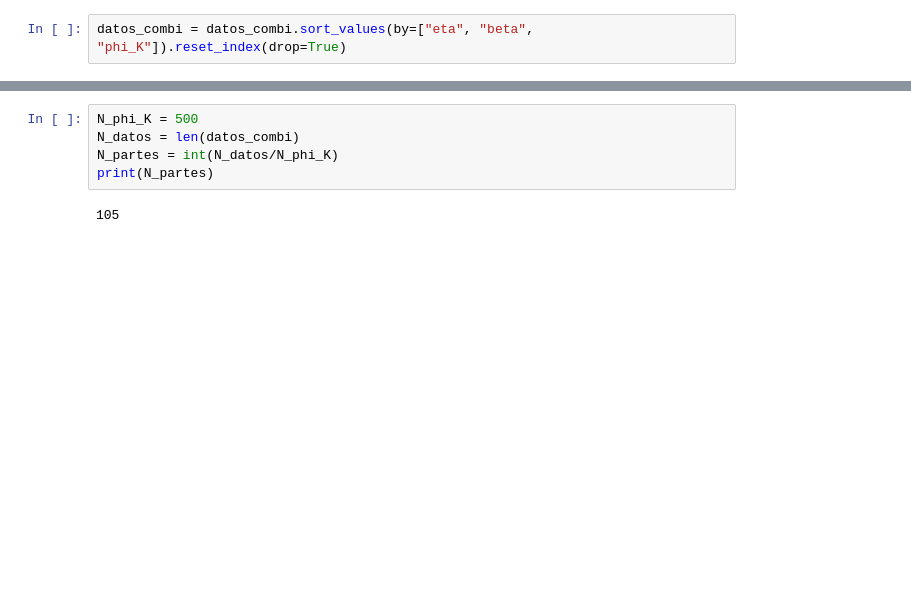
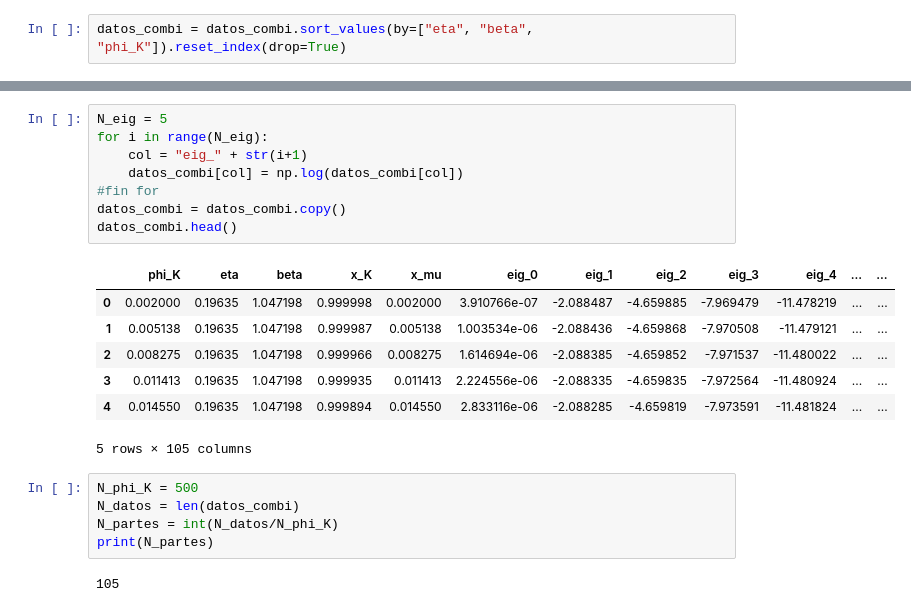
Before and after one commit to jacubillos10/RUSpectroscopy_Tools, a Jupyter notebook: notebooks/procesar_combi.ipynb, the cells around one changed output, grey strips where cells are left out. Saved outputs shown, nothing was run; the diff lists cells and outputs as text; blank space fills up the shorter version.

```diff
--- a/notebooks/procesar_combi.ipynb
+++ b/notebooks/procesar_combi.ipynb
@@ -34,4 +40,20 @@ datos_combi.head()
 5 rows × 105 columns
+# %%
+N_eig = 5
+for i in range(N_eig):
+    col = "eig_" + str(i+1)
+    datos_combi[col] = np.log(datos_combi[col])
+#fin for
+datos_combi = datos_combi.copy()
+datos_combi.head()
+# %% [output]
+|  | phi_K | eta | beta | x_K | x_mu | eig_0 | eig_1 | eig_2 | eig_3 | eig_4 | ... | ... |
+| 0 | 0.002000 | 0.19635 | 1.047198 | 0.999998 | 0.002000 | 3.910766e-07 | -2.088487 | -4.659885 | -7.969479 | -11.478219 | ... | ... |
+| 1 | 0.005138 | 0.19635 | 1.047198 | 0.999987 | 0.005138 | 1.003534e-06 | -2.088436 | -4.659868 | -7.970508 | -11.479121 | ... | ... |
+| 2 | 0.008275 | 0.19635 | 1.047198 | 0.999966 | 0.008275 | 1.614694e-06 | -2.088385 | -4.659852 | -7.971537 | -11.480022 | ... | ... |
+| 3 | 0.011413 | 0.19635 | 1.047198 | 0.999935 | 0.011413 | 2.224556e-06 | -2.088335 | -4.659835 | -7.972564 | -11.480924 | ... | ... |
+| 4 | 0.014550 | 0.19635 | 1.047198 | 0.999894 | 0.014550 | 2.833116e-06 | -2.088285 | -4.659819 | -7.973591 | -11.481824 | ... | ... |
+5 rows × 105 columns
 # %%
 N_phi_K = 500
 N_datos = len(datos_combi)
```
Also changed, not shown: parts of 15 cells of this notebook, 1 other file.
